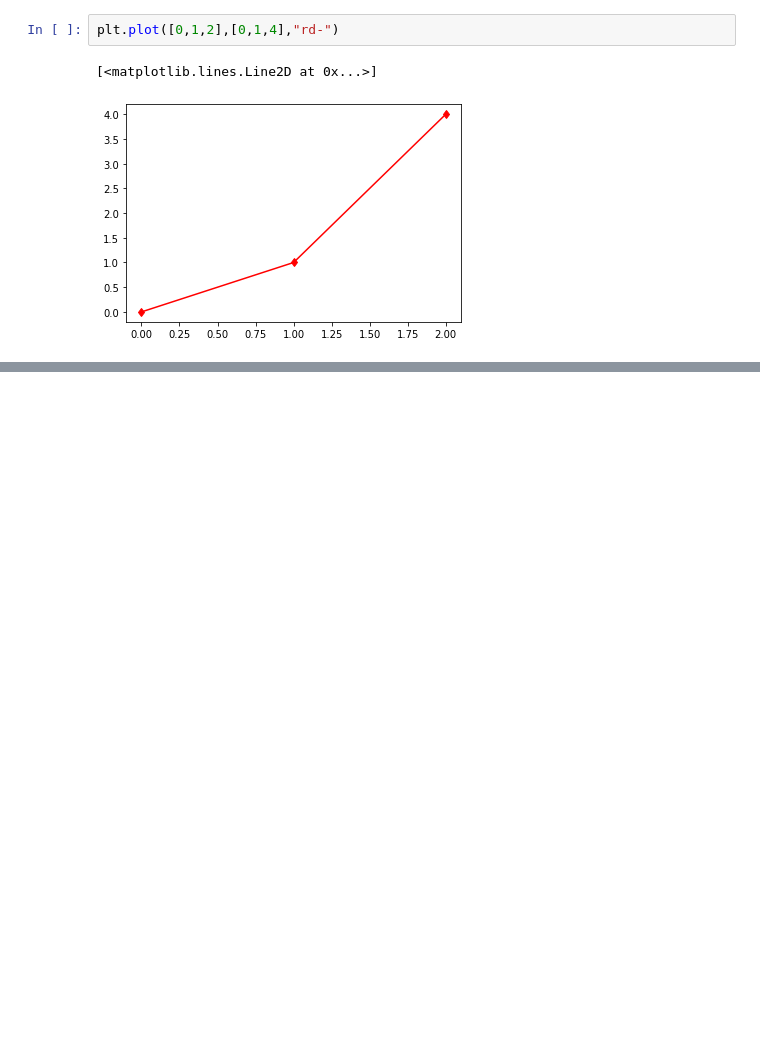
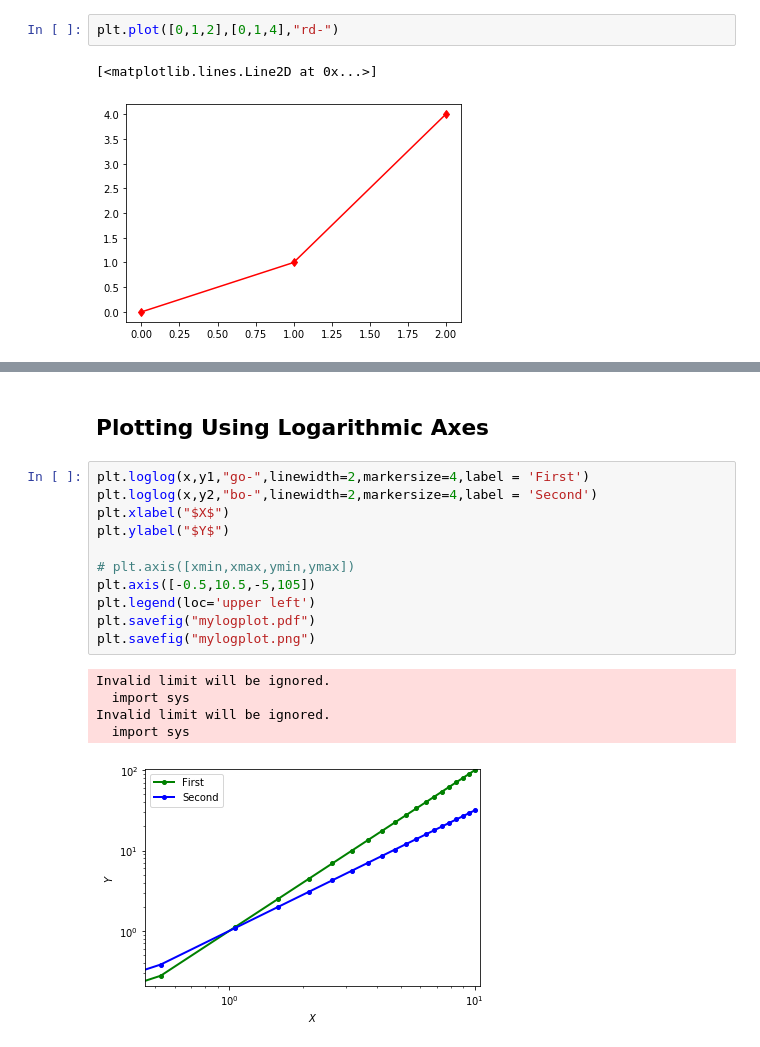
Before and after one commit to scodebox/python3, a Jupyter notebook: HarvardX-PH526x/week2/note-week2.ipynb, the cells around one changed output, grey strips where cells are left out. Saved outputs shown, nothing was run; the diff lists cells and outputs as text; blank space fills up the shorter version.

```diff
--- a/HarvardX-PH526x/week2/note-week2.ipynb
+++ b/HarvardX-PH526x/week2/note-week2.ipynb
@@ -279,0 +295,19 @@ plt.plot([0,1,2],[0,1,4],"rd-")
+# %% [markdown]
+## Plotting Using Logarithmic Axes
+# %%
+plt.loglog(x,y1,"go-",linewidth=2,markersize=4,label = 'First')
+plt.loglog(x,y2,"bo-",linewidth=2,markersize=4,label = 'Second')
+plt.xlabel("$X$")
+plt.ylabel("$Y$")
+
+# plt.axis([xmin,xmax,ymin,ymax])
+plt.axis([-0.5,10.5,-5,105])
+plt.legend(loc='upper left')
+plt.savefig("mylogplot.pdf")
+plt.savefig("mylogplot.png")
+# %% [output]
+Invalid limit will be ignored.
+  import sys
+Invalid limit will be ignored.
+  import sys
+[figure, added]
```
Also changed, not shown: parts of 18 cells of this notebook, 6 other files.
